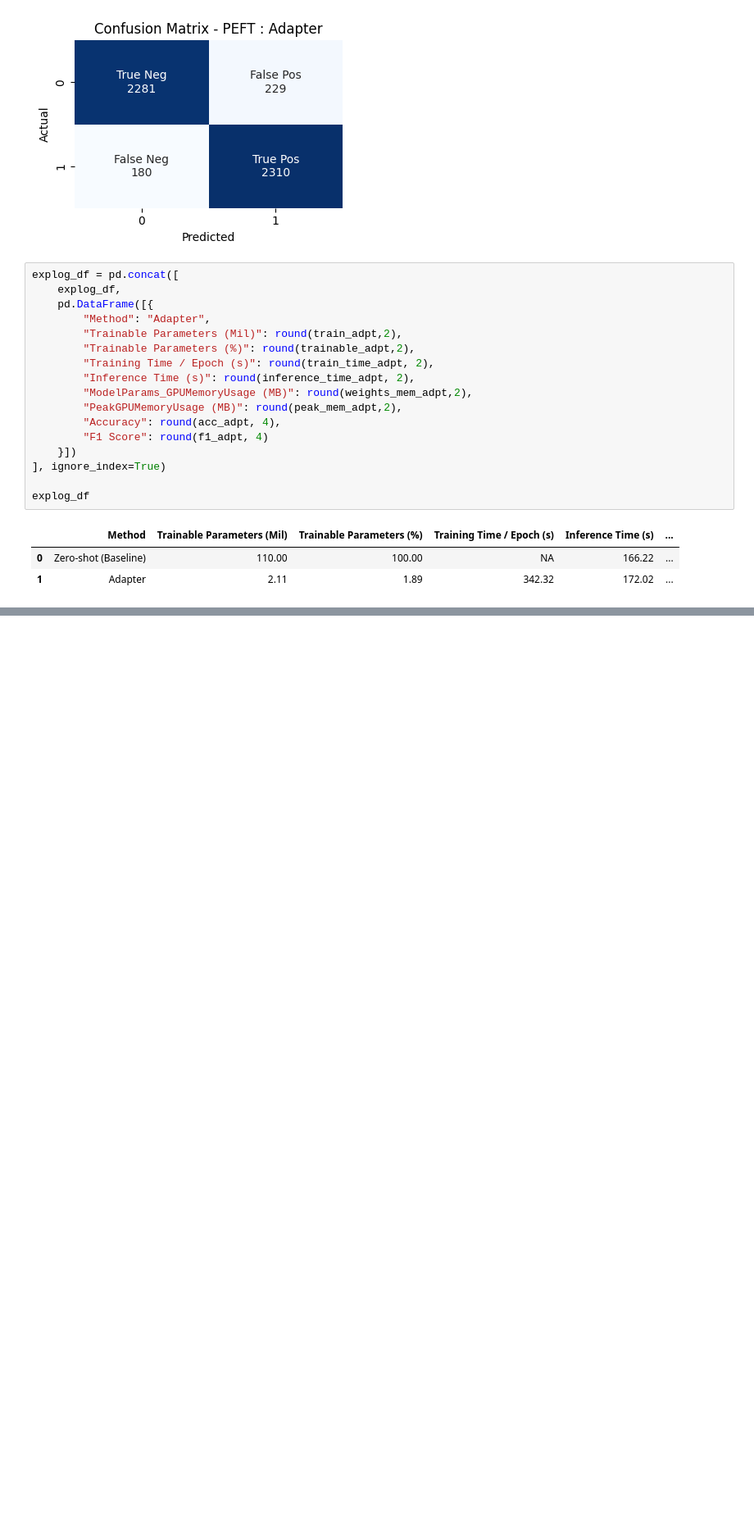
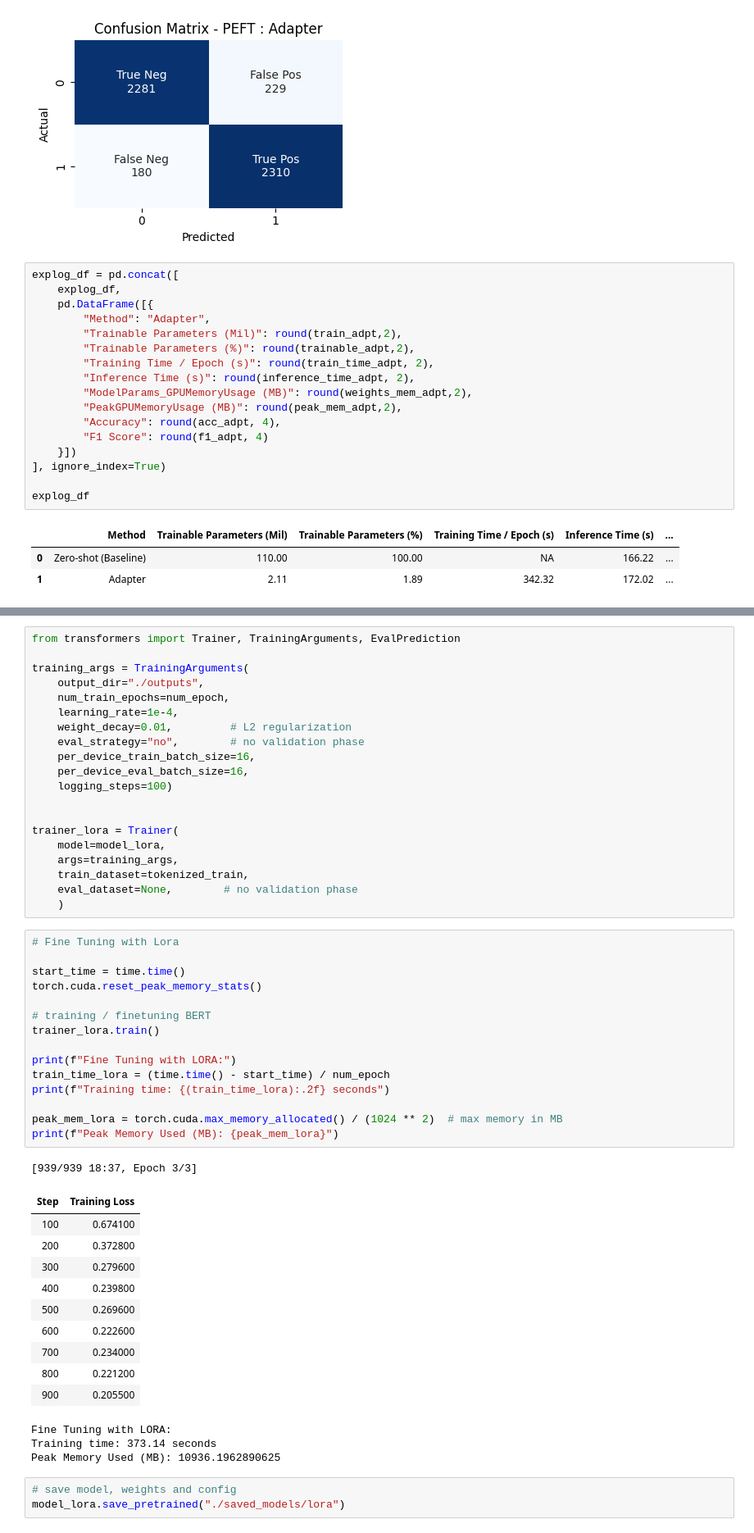
Before and after one commit to battery-code/FineTuneLLM_PEFT_BERT, a Jupyter notebook: Notebook_FineTuningPEFT-BERT.ipynb, the cells around one changed output, grey strips where cells are left out. Shown: that part at 82% size. Drawn from its saved outputs; the diff is of its cells as text; blank space fills up the shorter version.

```diff
--- a/Notebook_FineTuningPEFT-BERT.ipynb
+++ b/Notebook_FineTuningPEFT-BERT.ipynb
@@ -590,0 +626,53 @@ explog_df
+# %%
+from transformers import Trainer, TrainingArguments, EvalPrediction
+
+training_args = TrainingArguments(
+    output_dir="./outputs",
+    num_train_epochs=num_epoch,
+    learning_rate=1e-4,
+    weight_decay=0.01,         # L2 regularization
+    eval_strategy="no",        # no validation phase
+    per_device_train_batch_size=16,
+    per_device_eval_batch_size=16,
+    logging_steps=100)
+
+
+trainer_lora = Trainer(
+    model=model_lora,
+    args=training_args,
+    train_dataset=tokenized_train,
+    eval_dataset=None,        # no validation phase
+    )
+# %%
+# Fine Tuning with Lora
+
+start_time = time.time()
+torch.cuda.reset_peak_memory_stats()
+
+# training / finetuning BERT
+trainer_lora.train()
+
+print(f"Fine Tuning with LORA:")
+train_time_lora = (time.time() - start_time) / num_epoch
+print(f"Training time: {(train_time_lora):.2f} seconds")
+
+peak_mem_lora = torch.cuda.max_memory_allocated() / (1024 ** 2)  # max memory in MB
+print(f"Peak Memory Used (MB): {peak_mem_lora}")
+# %% [output]
+[939/939 18:37, Epoch 3/3]
+| Step | Training Loss |
+| 100 | 0.674100 |
+| 200 | 0.372800 |
+| 300 | 0.279600 |
+| 400 | 0.239800 |
+| 500 | 0.269600 |
+| 600 | 0.222600 |
+| 700 | 0.234000 |
+| 800 | 0.221200 |
+| 900 | 0.205500 |
+Fine Tuning with LORA:
+Training time: 373.14 seconds
+Peak Memory Used (MB): 10936.1962890625
+# %%
+# save model, weights and config
+model_lora.save_pretrained("./saved_models/lora")
```
Also changed, not shown: parts of 9 cells of this notebook.
